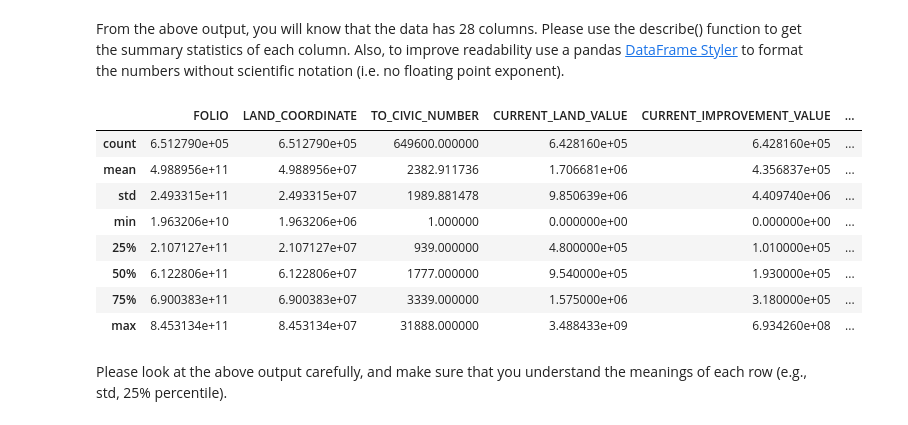
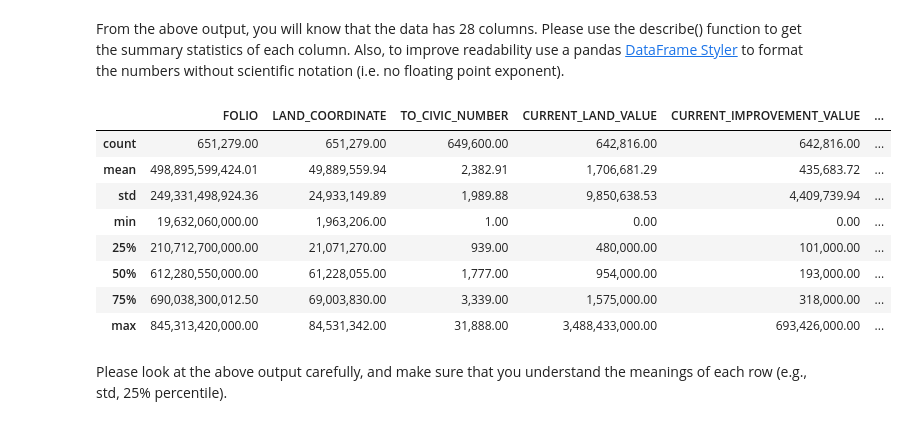
Before and after one commit to kgdarshaun/bigdata-cmpt733, a Jupyter notebook: Assignments/A3/A3.ipynb, the cells around one changed output. Saved outputs shown, nothing was run; the diff lists cells and outputs as text; code cells hidden in the pictures.

```diff
--- a/Assignments/A3/A3.ipynb
+++ b/Assignments/A3/A3.ipynb
@@ -77,17 +78,18 @@ From the above output, you will know that the data has 28 columns. Please use th
 Also, to improve readability use a pandas [DataFrame Styler](https://pandas.pydata.org/pandas-docs/stable/user_guide/style.html) to format the numbers without scientific notation (i.e. no floating point exponent).
 # %%
 # --- Write your code below ---
+pd.options.display.float_format = '{:,.2f}'.format
 df.describe()
 # %% [output]
 |  | FOLIO | LAND_COORDINATE | TO_CIVIC_NUMBER | CURRENT_LAND_VALUE | CURRENT_IMPROVEMENT_VALUE | ... |
-| count | 6.512790e+05 | 6.512790e+05 | 649600.000000 | 6.428160e+05 | 6.428160e+05 | ... |
-| mean | 4.988956e+11 | 4.988956e+07 | 2382.911736 | 1.706681e+06 | 4.356837e+05 | ... |
-| std | 2.493315e+11 | 2.493315e+07 | 1989.881478 | 9.850639e+06 | 4.409740e+06 | ... |
-| min | 1.963206e+10 | 1.963206e+06 | 1.000000 | 0.000000e+00 | 0.000000e+00 | ... |
-| 25% | 2.107127e+11 | 2.107127e+07 | 939.000000 | 4.800000e+05 | 1.010000e+05 | ... |
-| 50% | 6.122806e+11 | 6.122806e+07 | 1777.000000 | 9.540000e+05 | 1.930000e+05 | ... |
-| 75% | 6.900383e+11 | 6.900383e+07 | 3339.000000 | 1.575000e+06 | 3.180000e+05 | ... |
-| max | 8.453134e+11 | 8.453134e+07 | 31888.000000 | 3.488433e+09 | 6.934260e+08 | ... |
+| count | 651,279.00 | 651,279.00 | 649,600.00 | 642,816.00 | 642,816.00 | ... |
+| mean | 498,895,599,424.01 | 49,889,559.94 | 2,382.91 | 1,706,681.29 | 435,683.72 | ... |
+| std | 249,331,498,924.36 | 24,933,149.89 | 1,989.88 | 9,850,638.53 | 4,409,739.94 | ... |
+| min | 19,632,060,000.00 | 1,963,206.00 | 1.00 | 0.00 | 0.00 | ... |
+| 25% | 210,712,700,000.00 | 21,071,270.00 | 939.00 | 480,000.00 | 101,000.00 | ... |
+| 50% | 612,280,550,000.00 | 61,228,055.00 | 1,777.00 | 954,000.00 | 193,000.00 | ... |
+| 75% | 690,038,300,012.50 | 69,003,830.00 | 3,339.00 | 1,575,000.00 | 318,000.00 | ... |
+| max | 845,313,420,000.00 | 84,531,342.00 | 31,888.00 | 3,488,433,000.00 | 693,426,000.00 | ... |
 # %% [markdown]
 Please look at the above output carefully, and make sure that you understand the meanings of each row (e.g., std, 25% percentile).
 # %% [markdown]
```
Also changed, not shown: parts of 6 cells of this notebook.
